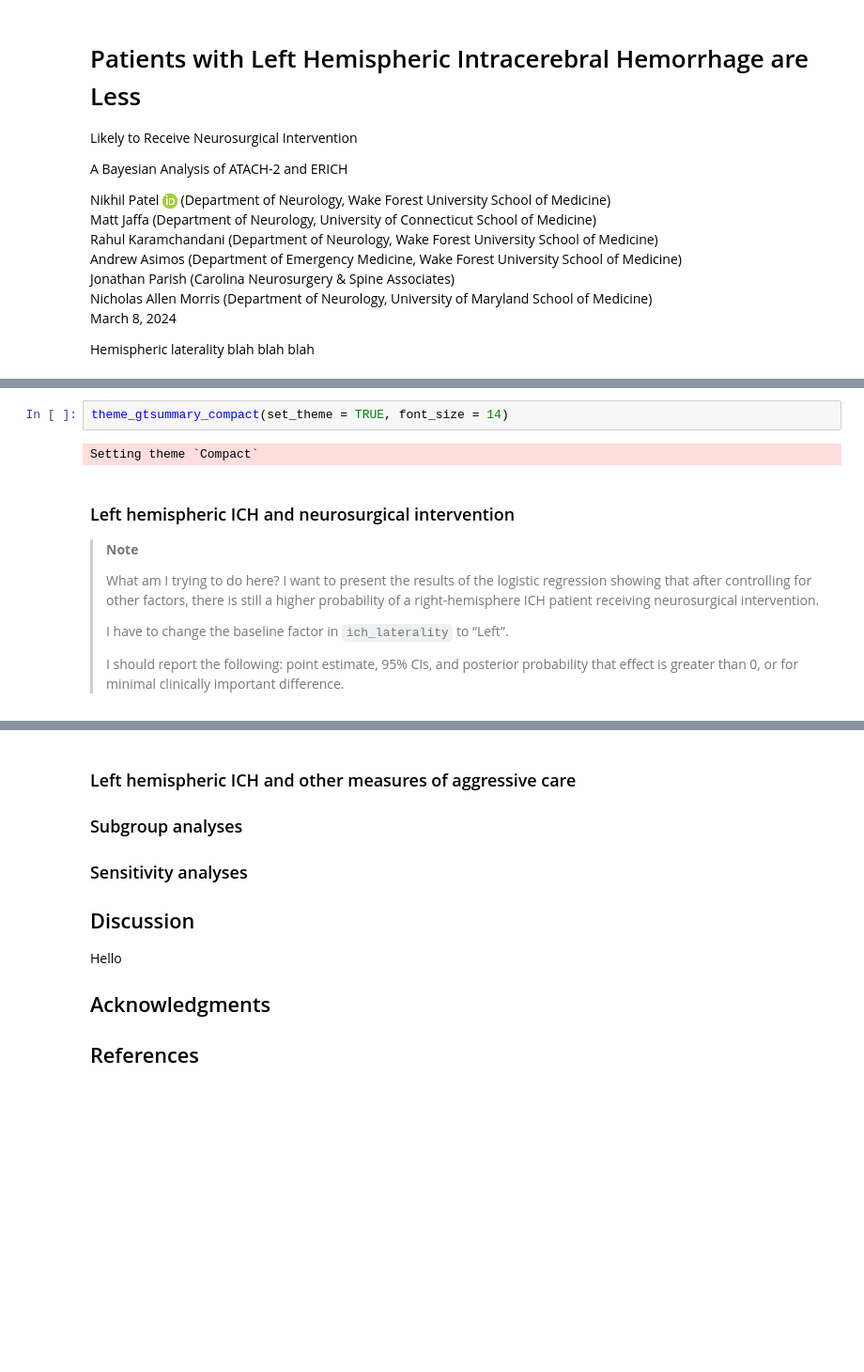
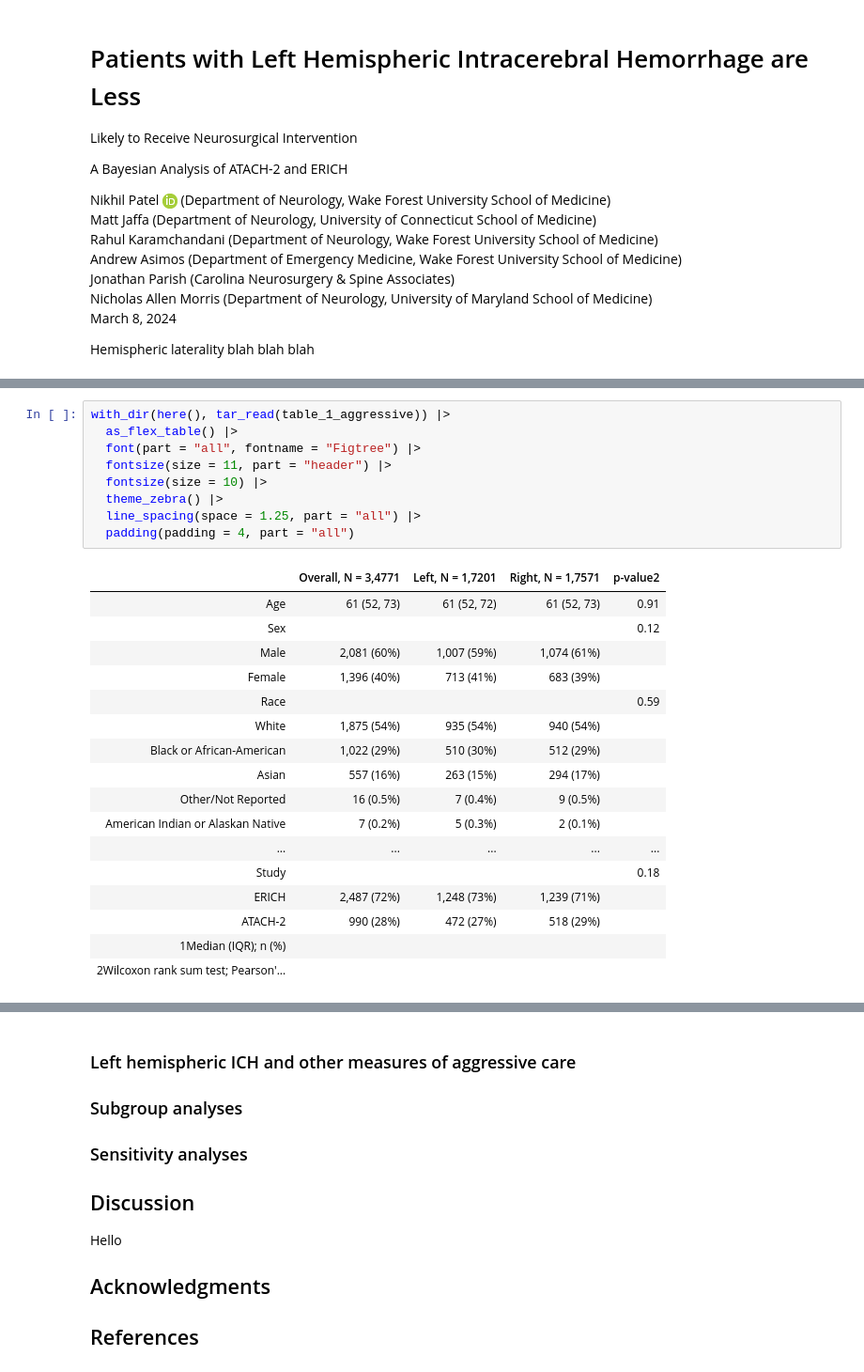
Before and after one commit to nikhilpatelmd/ich-laterality, a Jupyter notebook: manuscript 01/_manuscript/index.embed.ipynb, the cells around one changed output, grey strips where cells are left out. Shown at 94% size. Cells and saved outputs as stored; diff of their text form; blank space fills up the shorter version.

```diff
--- a/manuscript 01/_manuscript/index.embed.ipynb
+++ b/manuscript 01/_manuscript/index.embed.ipynb
@@ -78,14 +78,27 @@ A total of 3477 patients were included in the analysis, of which 1720 (0.4946793
-# %%
-theme_gtsummary_compact(set_theme = TRUE, font_size = 14)
-# %% [output]
-Setting theme `Compact`
-# %% [markdown]
-### Left hemispheric ICH and neurosurgical intervention
-
-> **Note**
->
-> What am I trying to do here? I want to present the results of the logistic regression showing that after controlling for other factors, there is still a higher probability of a right-hemisphere ICH patient receiving neurosurgical intervention.
->
-> I have to change the baseline factor in `ich_laterality` to “Left”.
->
-> I should report the following: point estimate, 95% CIs, and posterior probability that effect is greater than 0, or for minimal clinically important difference.
+# %%
+with_dir(here(), tar_read(table_1_aggressive)) |>
+  as_flex_table() |>
+  font(part = "all", fontname = "Figtree") |>
+  fontsize(size = 11, part = "header") |>
+  fontsize(size = 10) |>
+  theme_zebra() |>
+  line_spacing(space = 1.25, part = "all") |>
+  padding(padding = 4, part = "all")
+# %% [output]
+|  | Overall, N = 3,4771 | Left, N = 1,7201 | Right, N = 1,7571 | p-value2 |
+| Age | 61 (52, 73) | 61 (52, 72) | 61 (52, 73) | 0.91 |
+| Sex |  |  |  | 0.12 |
+| Male | 2,081 (60%) | 1,007 (59%) | 1,074 (61%) |  |
+| Female | 1,396 (40%) | 713 (41%) | 683 (39%) |  |
+| Race |  |  |  | 0.59 |
+| White | 1,875 (54%) | 935 (54%) | 940 (54%) |  |
+| Black or African-American | 1,022 (29%) | 510 (30%) | 512 (29%) |  |
+| Asian | 557 (16%) | 263 (15%) | 294 (17%) |  |
+| Other/Not Reported | 16 (0.5%) | 7 (0.4%) | 9 (0.5%) |  |
+| American Indian or Alaskan Native | 7 (0.2%) | 5 (0.3%) | 2 (0.1%) |  |
+| ... | ... | ... | ... | ... |
+| Study |  |  |  | 0.18 |
+| ERICH | 2,487 (72%) | 1,248 (73%) | 1,239 (71%) |  |
+| ATACH-2 | 990 (28%) | 472 (27%) | 518 (29%) |  |
+| 1Median (IQR); n (%) |  |  |  |  |
+| 2Wilcoxon rank sum test; Pearson'... |  |  |  |  |
```
Also changed, not shown: parts of 4 cells of this notebook, 11 other files.
